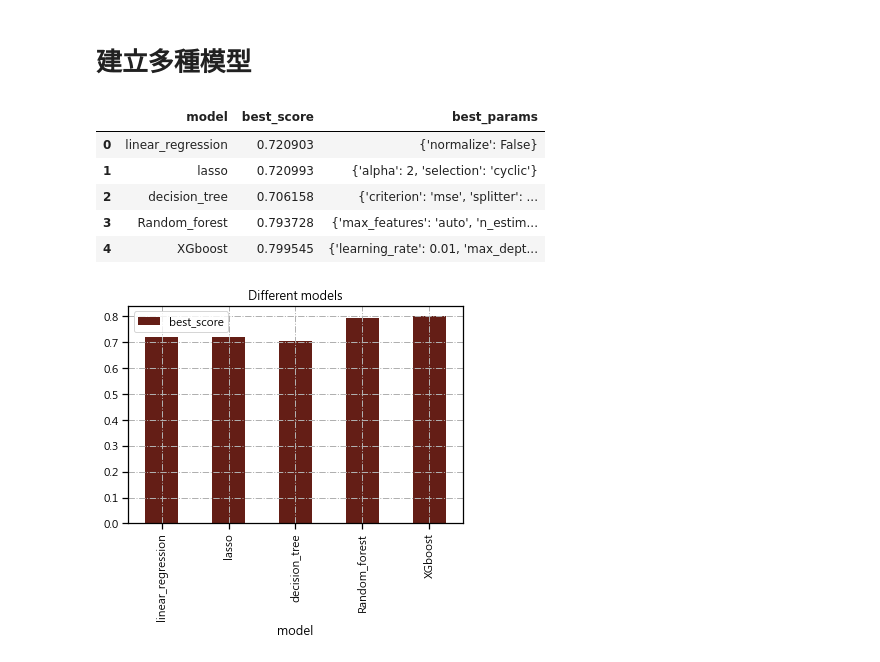
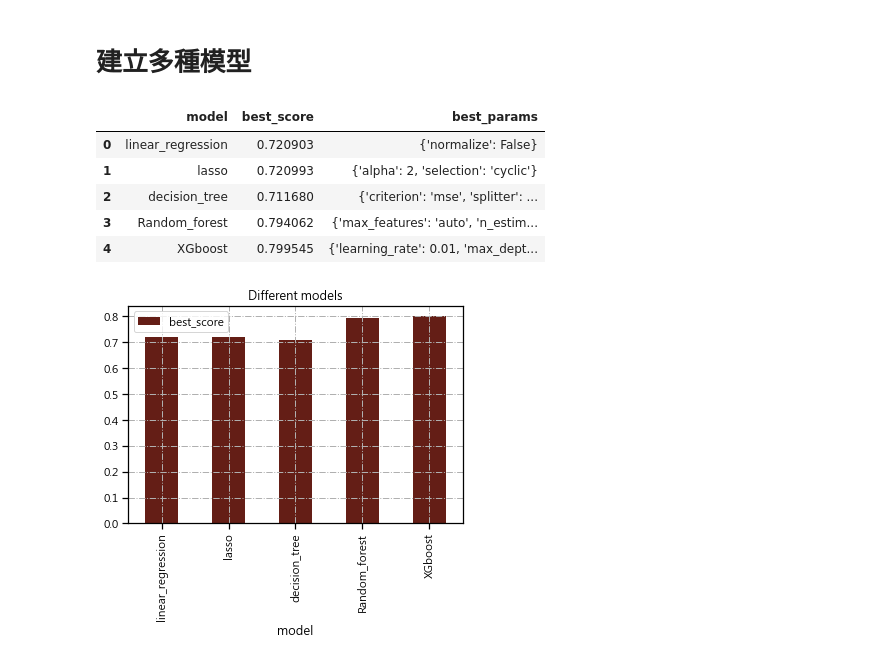
Before and after one commit to jack65421/Practice, a Jupyter notebook: Price_prediction/Price_prediction.ipynb, the cells around one changed output. Saved outputs shown, nothing was run; the diff lists cells and outputs as text; code cells hidden in the pictures.

```diff
--- a/Price_prediction/Price_prediction.ipynb
+++ b/Price_prediction/Price_prediction.ipynb
@@ -409,38 +404,38 @@ def find_best_model_using_gridsearchcv(df3_inputs,df3_target):
             'model': RandomForestRegressor(),
             'params': {
                 'max_features': ['auto', 'sqrt'],
-                'n_estimators': [50,60]
+                'n_estimators': [100]
            }
         },
         'XGboost':{
             'model': XGBRegressor(),
             'params':{
                 'max_depth':[10],
                 'learning_rate':[0.01],
                 'n_estimators':[1000]
             }
         }
     }
 
     scores = []
     cv = ShuffleSplit(n_splits=5, test_size=0.2, random_state=0)
     for algo_name, config in algos.items():
         gs =  GridSearchCV(config['model'], config['params'], cv=cv, return_train_score=False)
         gs.fit(df3_inputs,df3_target)
         scores.append({
             'model': algo_name,
             'best_score': gs.best_score_,
             'best_params': gs.best_params_
         })
     return pd.DataFrame(scores,columns=['model','best_score','best_params'])
 result=find_best_model_using_gridsearchcv(X,y)
 result
 # %% [output]
 |  | model | best_score | best_params |
 | 0 | linear_regression | 0.720903 | {'normalize': False} |
 | 1 | lasso | 0.720993 | {'alpha': 2, 'selection': 'cyclic'} |
-| 2 | decision_tree | 0.706158 | {'criterion': 'mse', 'splitter': ... |
-| 3 | Random_forest | 0.793728 | {'max_features': 'auto', 'n_estim... |
+| 2 | decision_tree | 0.711680 | {'criterion': 'mse', 'splitter': ... |
+| 3 | Random_forest | 0.794062 | {'max_features': 'auto', 'n_estim... |
 | 4 | XGboost | 0.799545 | {'learning_rate': 0.01, 'max_dept... |
 # %%
 result_map=result.drop(['best_params'],axis='columns')
```
Also changed, not shown: parts of 23 cells of this notebook.
